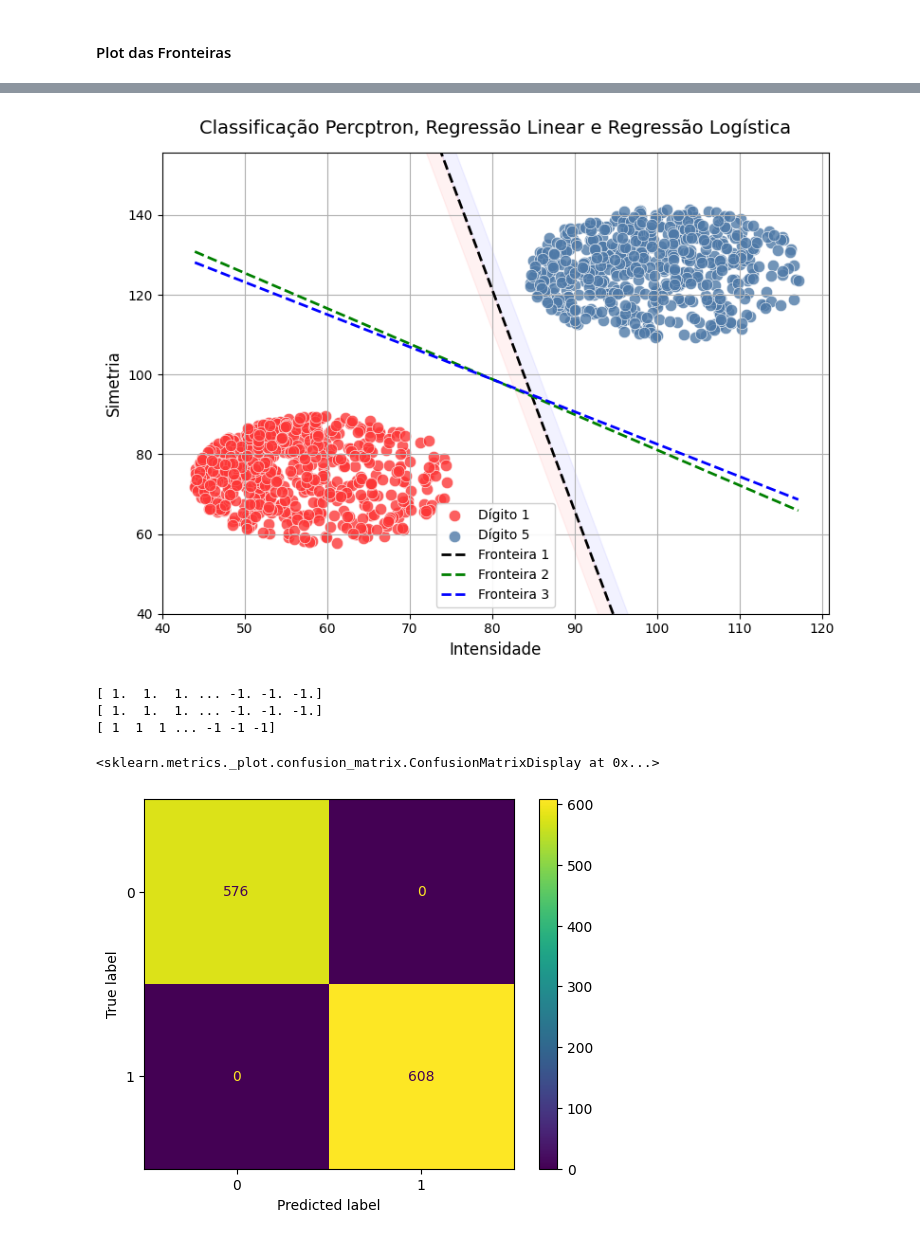
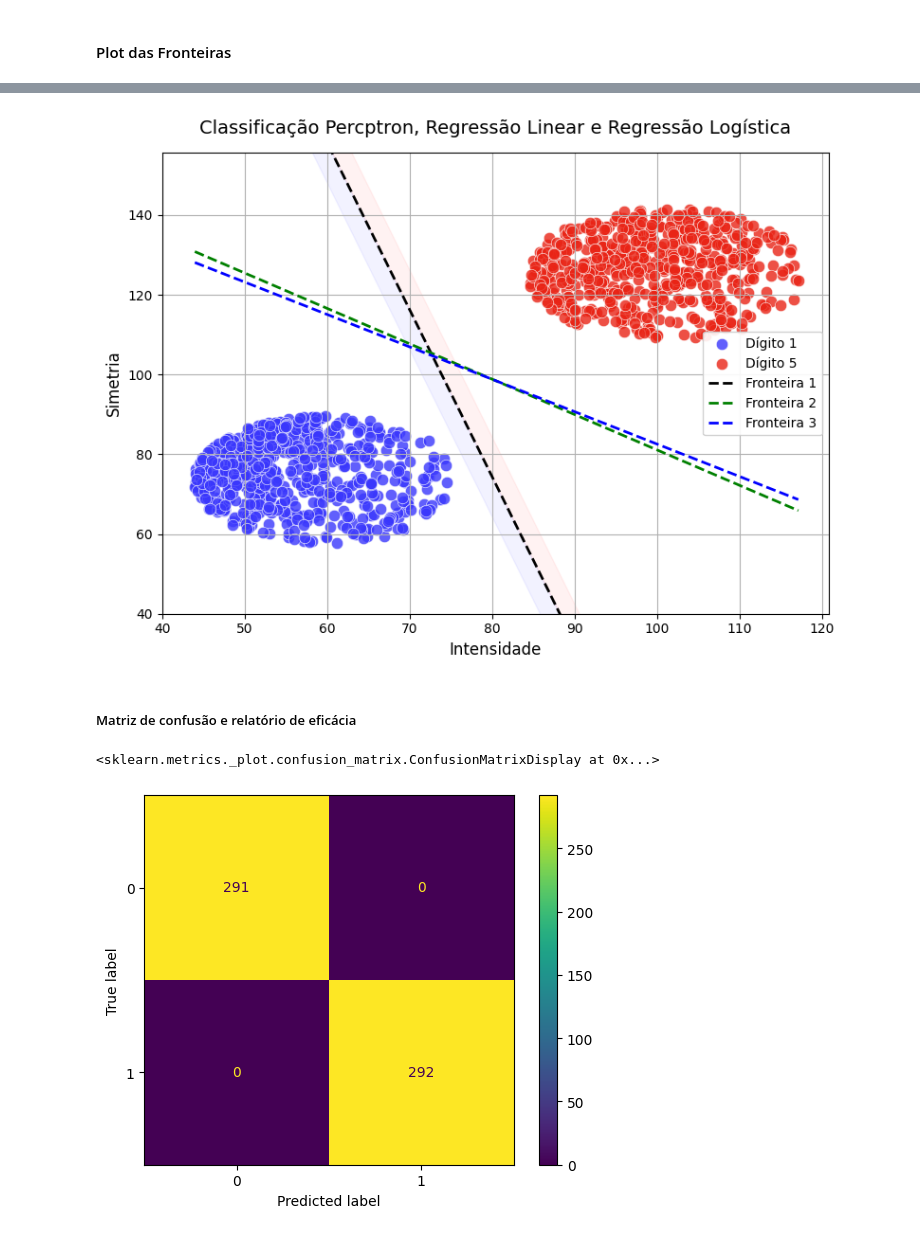
Before and after one commit to juliamssilva/classificador_digitos, a Jupyter notebook: mnsit.ipynb, the cells around one changed output, grey strips where cells are left out. Cells and saved outputs as stored; diff of their text form; code cells hidden in the pictures.

```diff
--- a/mnsit.ipynb
+++ b/mnsit.ipynb
@@ -446,4 +440 @@ class RegressaoLogistica:
         return a * regressionX + b
-# %%
-regressao_logisitca = RegressaoLogistica(eta=0.01, tmax=5000, bs=50)
-regressao_logisitca.fit(X_train, y_train)
@@ -468,2 +454,26 @@ print(w_rl)
 # %% [markdown]
 #### Plot das Fronteiras
+# %%
+test_1 = df_test_1x5[df_test_1x5['label'] == 1]
+test_5 = df_test_1x5[df_test_1x5['label'] == 5]
+# %%
+# Construção do vetor X onde X = {(intensidade, simetria)}
+X_test = []
+
+for i in range(len(df_test_1x5)):
+    intensidade = float(df_test_1x5.iloc[i]['intensidade'])
+    simetria = float(df_test_1x5.iloc[i]['simetria'])
+    X_test.append((intensidade, simetria))
+
+print(X_test)
+
+# Construção do vetor y onde y = +1 para label = 1 e y = -1 para label = 5
+y_test = []
+
+for i in range(len(df_test_1x5)):
+    if df_test_1x5.iloc[i]['label'] == 1:
+        y_test.append(1)
+    else:
+        y_test.append(-1)
+
+print(y_test)
@@ -497,10 +517,10 @@ def plot_fronteira(X,data_1, data_5, w1, w2= None, w3=None, title='Classificaç
 
     # Pontos das classes
     plt.scatter(train_1['intensidade'], train_1['simetria'],
-                c="#FC3737", s=80, edgecolor='white', linewidth=0.5,
+                c="#3A37FC", s=80, edgecolor='white', linewidth=0.5,
                 label='Dígito 1', alpha=0.8)
     plt.scatter(train_5['intensidade'], train_5['simetria'],
-                c='#4E79A7', s=80, edgecolor='white', linewidth=0.5,
+                c="#E92416", s=80, edgecolor='white', linewidth=0.5,
                 label='Dígito 5', alpha=0.8)
 
     # Linha do primeiro classificador
@@ -517,8 +537,8 @@ def plot_fronteira(X,data_1, data_5, w1, w2= None, w3=None, title='Classificaç
         plt.plot(x_vals, y_vals3, cor3, linewidth=2, label='Fronteira 3')
 
     # Áreas de decisão (opcional)
-    plt.fill_between(x_vals, y_vals1, y_vals1-10, color='red', alpha=0.05)
-    plt.fill_between(x_vals, y_vals1, y_vals1+10, color='blue', alpha=0.05)
+    plt.fill_between(x_vals, y_vals1, y_vals1-10, color='blue', alpha=0.05)
+    plt.fill_between(x_vals, y_vals1, y_vals1+10, color='red', alpha=0.05)
 
 
     plt.xlabel('Intensidade', fontsize=12)
@@ -548,31 +568,17 @@ plot_fronteira(X_train, train_1, train_5, w_rl, title='Classificação com Regre
 # %%
-plot_fronteira(X_train, train_1, train_5, perceptron.w, regressao_linear.w, w_rl, title='Classificação Percptron, Regressão Linear e Regressão Logística', cor1='k--', cor2='g--', cor3='b--')
+plot_fronteira(X_test, test_1, test_5, perceptron.w, regressao_linear.w, w_rl, title='Classificação Percptron, Regressão Linear e Regressão Logística', cor1='k--', cor2='g--', cor3='b--')
 # %% [output]
-[figure, old version]
+[figure, new version]
-# %%
-X_treino = np.array(X_train)
-
-y_pred1 = perceptron.predict(X_treino)
-y_pred2 = regressao_linear.predict(X_treino)
-y_pred3 = log_model.predict(X_treino)
-
-print(y_pred1)
-print(y_pred2)
-print(y_pred3)
-# %% [output]
-[ 1.  1.  1. ... -1. -1. -1.]
-[ 1.  1.  1. ... -1. -1. -1.]
-[ 1  1  1 ... -1 -1 -1]
+# %% [markdown]
+##### Matriz de confusão e relatório de eficácia
 # %%
 #matriz confusão do perceptron
-from sklearn.metrics import confusion_matrix, ConfusionMatrixDisplay
-
-cm = confusion_matrix(y_train, y_pred1)
+cm = confusion_matrix(y_test, y_pred_perceptron)
 disp = ConfusionMatrixDisplay(confusion_matrix=cm)
 disp.plot()
 # %% [output]
 <sklearn.metrics._plot.confusion_matrix.ConfusionMatrixDisplay at 0x...>
-[figure, old version]
+[figure, new version]
 # %%
 #matriz confusão para regressão linear
 
```
Also changed, not shown: parts of 47 cells of this notebook.
